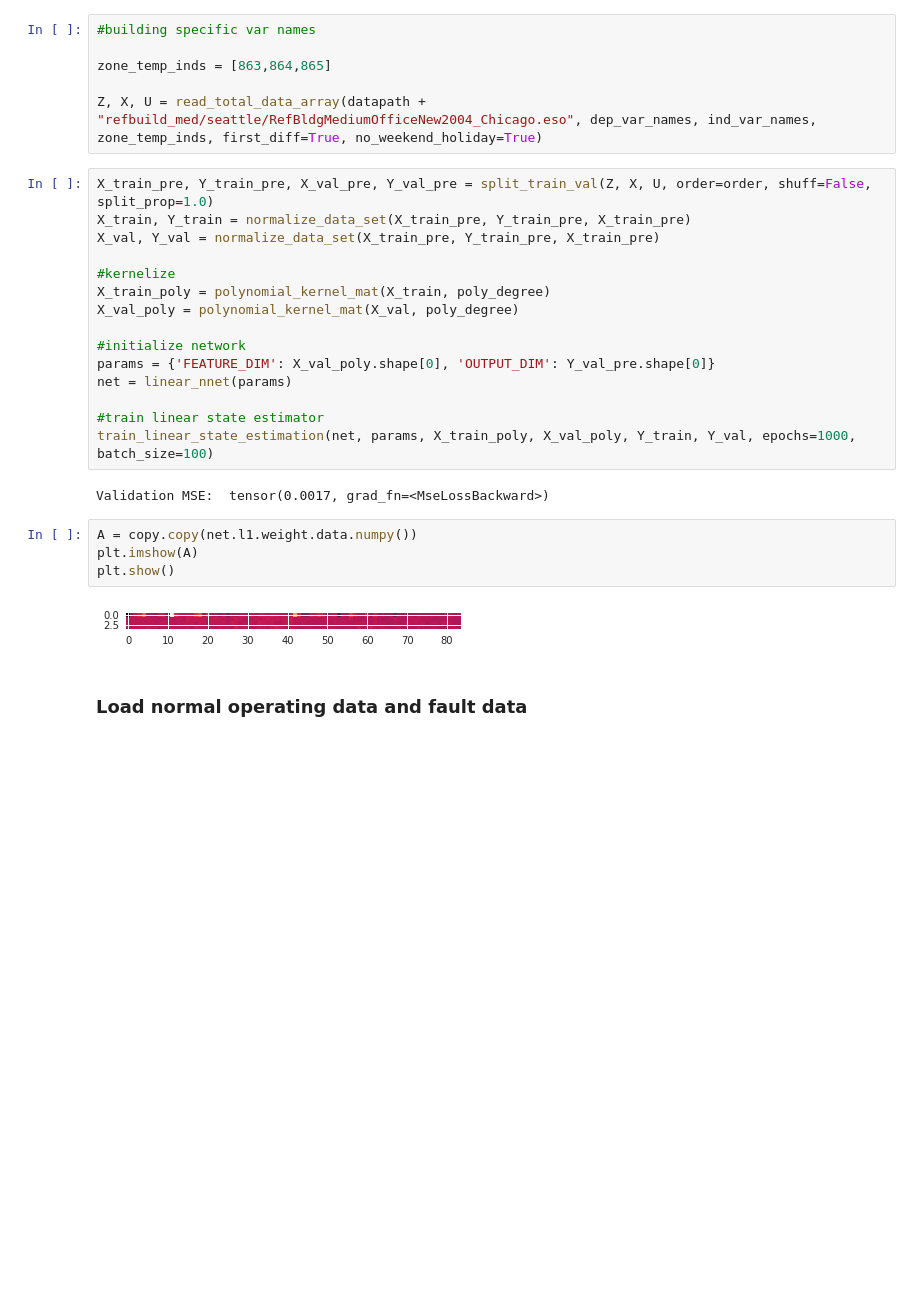
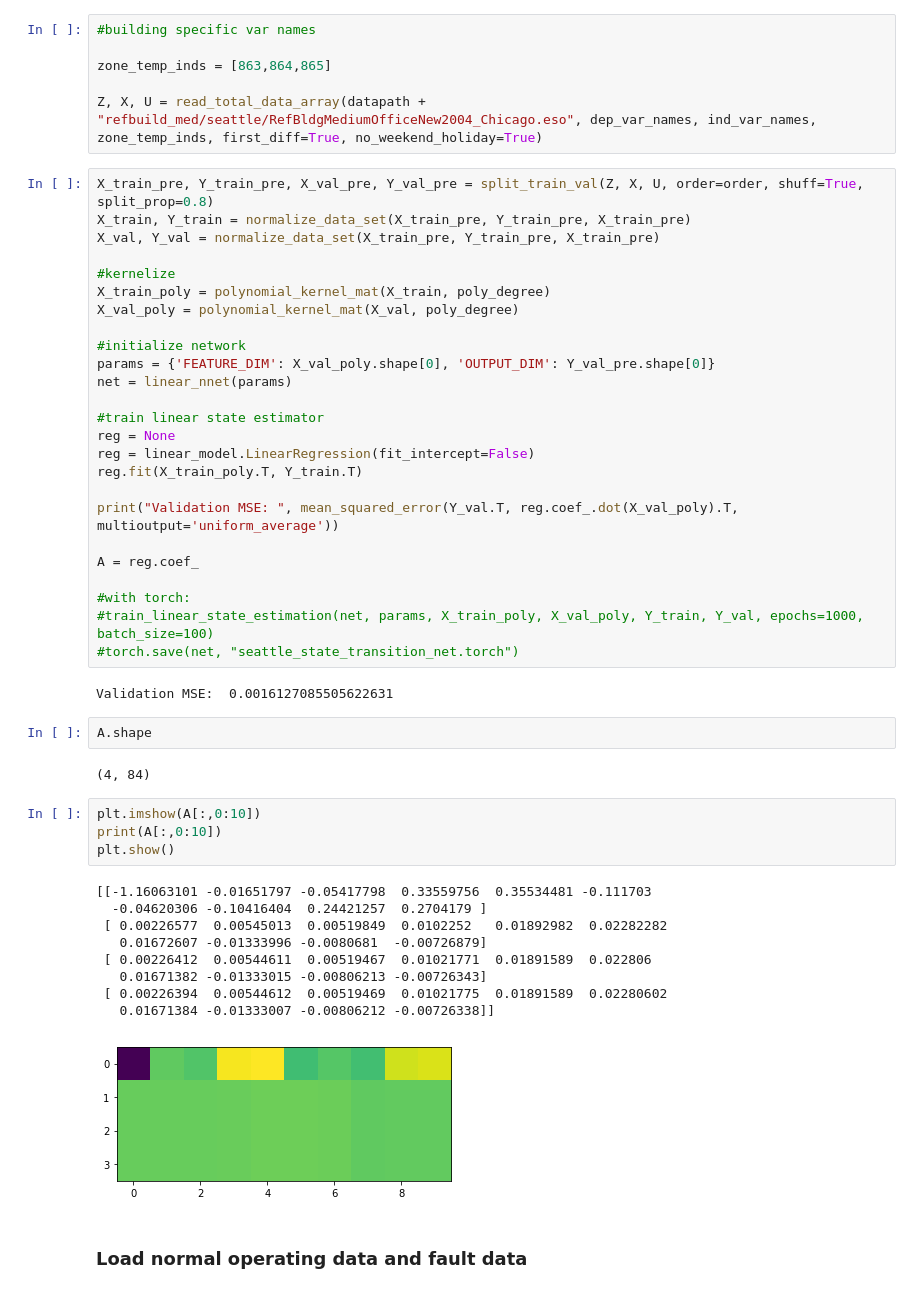
Before and after one commit to cpatdowling/building_transfer, a Jupyter notebook: notebooks/transfer_fault_classifier_eplus.ipynb, the cells around one changed output. Cells and saved outputs as stored; diff of their text form; blank space fills up the shorter version.

```diff
--- a/notebooks/transfer_fault_classifier_eplus.ipynb
+++ b/notebooks/transfer_fault_classifier_eplus.ipynb
@@ -67,7 +70,7 @@ zone_temp_inds = [863,864,865]
 
 Z, X, U = read_total_data_array(datapath + "refbuild_med/seattle/RefBldgMediumOfficeNew2004_Chicago.eso", dep_var_names, ind_var_names, zone_temp_inds, first_diff=True, no_weekend_holiday=True)
 # %%
-X_train_pre, Y_train_pre, X_val_pre, Y_val_pre = split_train_val(Z, X, U, order=order, shuff=False, split_prop=1.0)
+X_train_pre, Y_train_pre, X_val_pre, Y_val_pre = split_train_val(Z, X, U, order=order, shuff=True, split_prop=0.8)
 X_train, Y_train = normalize_data_set(X_train_pre, Y_train_pre, X_train_pre)
 X_val, Y_val = normalize_data_set(X_train_pre, Y_train_pre, X_train_pre)
 
@@ -80,15 +83,37 @@ params = {'FEATURE_DIM': X_val_poly.shape[0], 'OUTPUT_DIM': Y_val_pre.shape[0]}
 net = linear_nnet(params)
 
 #train linear state estimator
-train_linear_state_estimation(net, params, X_train_poly, X_val_poly, Y_train, Y_val, epochs=1000, batch_size=100)
+reg = None
+reg = linear_model.LinearRegression(fit_intercept=False)
+reg.fit(X_train_poly.T, Y_train.T)
+
+print("Validation MSE: ", mean_squared_error(Y_val.T, reg.coef_.dot(X_val_poly).T, multioutput='uniform_average'))
+
+A = reg.coef_
+
+#with torch:
+#train_linear_state_estimation(net, params, X_train_poly, X_val_poly, Y_train, Y_val, epochs=1000, batch_size=100)
+#torch.save(net, "seattle_state_transition_net.torch")
 # %% [output]
-Validation MSE:  tensor(0.0017, grad_fn=<MseLossBackward>)
+Validation MSE:  0.0016127085505622631
-# %%
-A = copy.copy(net.l1.weight.data.numpy())
-plt.imshow(A)
-plt.show()
-# %% [output]
-[figure, removed]
+# %%
+A.shape
+# %% [output]
+(4, 84)
+# %%
+plt.imshow(A[:,0:10])
+print(A[:,0:10])
+plt.show()
+# %% [output]
+[[-1.16063101 -0.01651797 -0.05417798  0.33559756  0.35534481 -0.111703
+  -0.04620306 -0.10416404  0.24421257  0.2704179 ]
+ [ 0.00226577  0.00545013  0.00519849  0.0102252   0.01892982  0.02282282
+   0.01672607 -0.01333996 -0.0080681  -0.00726879]
+ [ 0.00226412  0.00544611  0.00519467  0.01021771  0.01891589  0.022806
+   0.01671382 -0.01333015 -0.00806213 -0.00726343]
+ [ 0.00226394  0.00544612  0.00519469  0.01021775  0.01891589  0.02280602
+   0.01671384 -0.01333007 -0.00806212 -0.00726338]]
+[figure, added]
 # %% [markdown]
 ### Load normal operating data and fault data
 # %%
```
Also changed, not shown: parts of 53 cells of this notebook, 13 other files.
